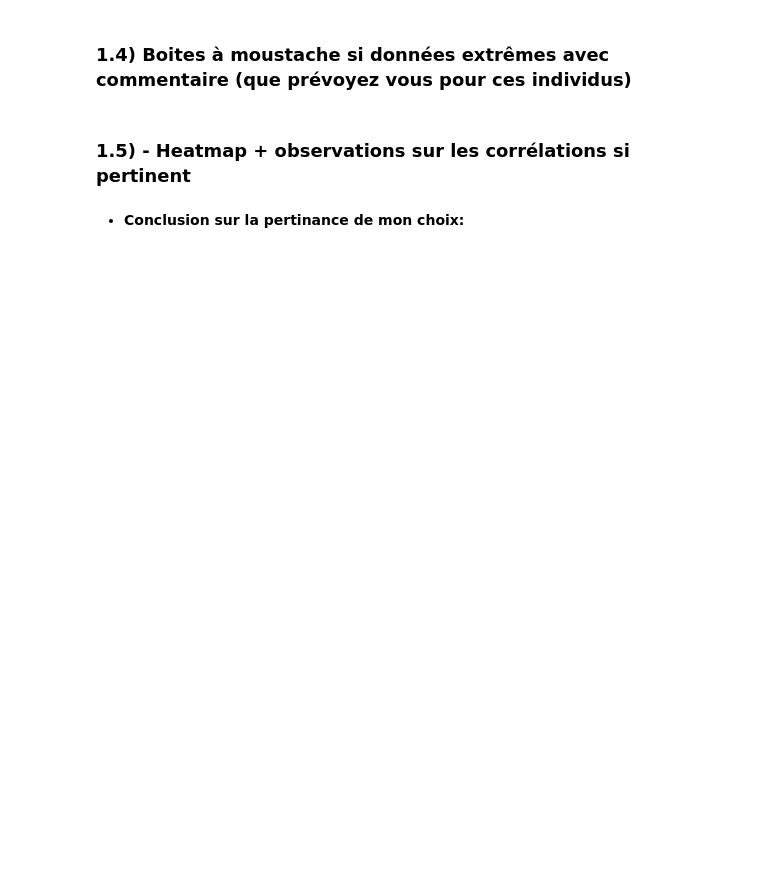
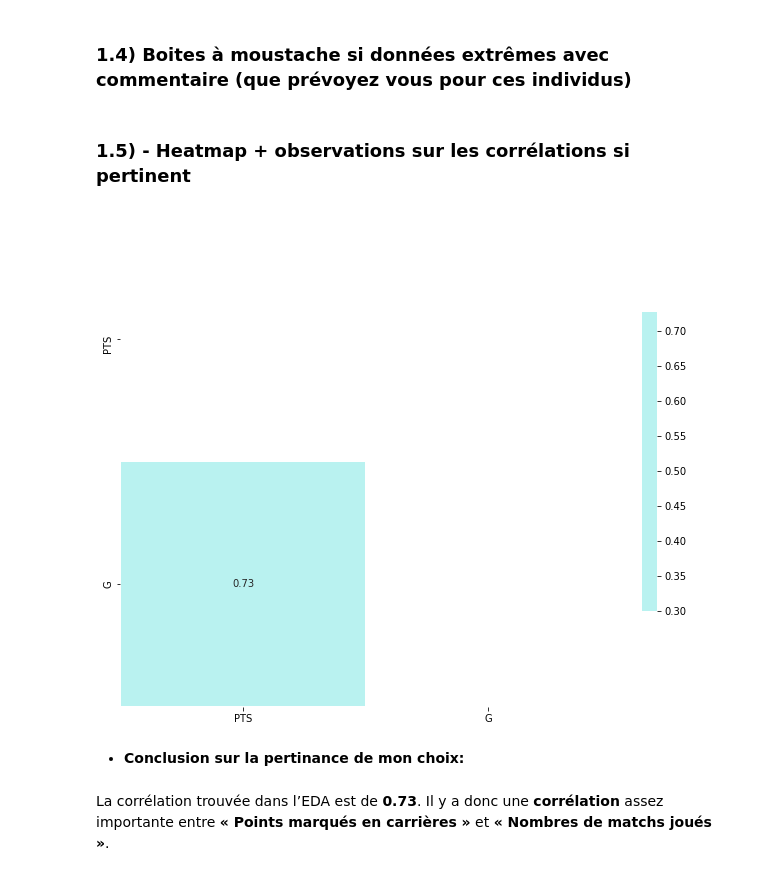
Before and after one commit to BaptisteHurel/Python, a Jupyter notebook: Projet Cloud Computing/ml_template_api/ml/EDA.ipynb, the cells around one changed output. Cells and saved outputs as stored; diff of their text form; code cells hidden in the pictures; blank space fills up the shorter version.

```diff
--- a/Projet Cloud Computing/ml_template_api/ml/EDA.ipynb
+++ b/Projet Cloud Computing/ml_template_api/ml/EDA.ipynb
@@ -142,14 +208,19 @@ plt.show()
 # %%
 data_corr=pd.DataFrame(seasons_stats,columns=['PTS','G'])
 
 corr=data_corr.corr()
 corr_map=sns.color_palette("pastel",as_cmap=True)
 mask = np.zeros_like(corr, dtype=np.bool)
 mask[np.triu_indices_from(mask)] = True
 
 f, ax = plt.subplots(figsize=(11, 11))
-sea.heatmap(corr, mask=mask, cmap=corr_map, vmax=.3, center=0,annot = True,
+sns.heatmap(corr, mask=mask, cmap=corr_map, vmax=.3, center=0,annot = True,
             square=True, linewidths=.5, cbar_kws={"shrink": .5})
 plt.show()
+# %% [output]
+[figure, added]
 # %% [markdown]
 - **Conclusion sur la pertinance de mon choix:**
+# %% [markdown]
+La corrélation trouvée dans l’EDA est de **0.73**.
+Il y a donc une **corrélation** assez importante entre **« Points marqués en carrières »** et **« Nombres de matchs joués »**.
```
Also changed, not shown: parts of 10 cells of this notebook.
